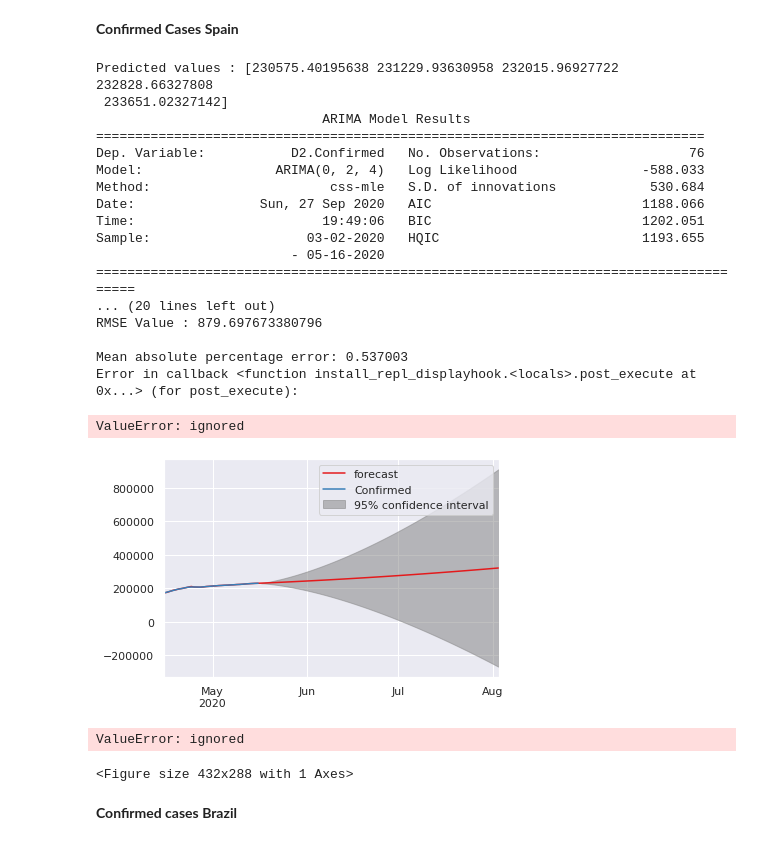
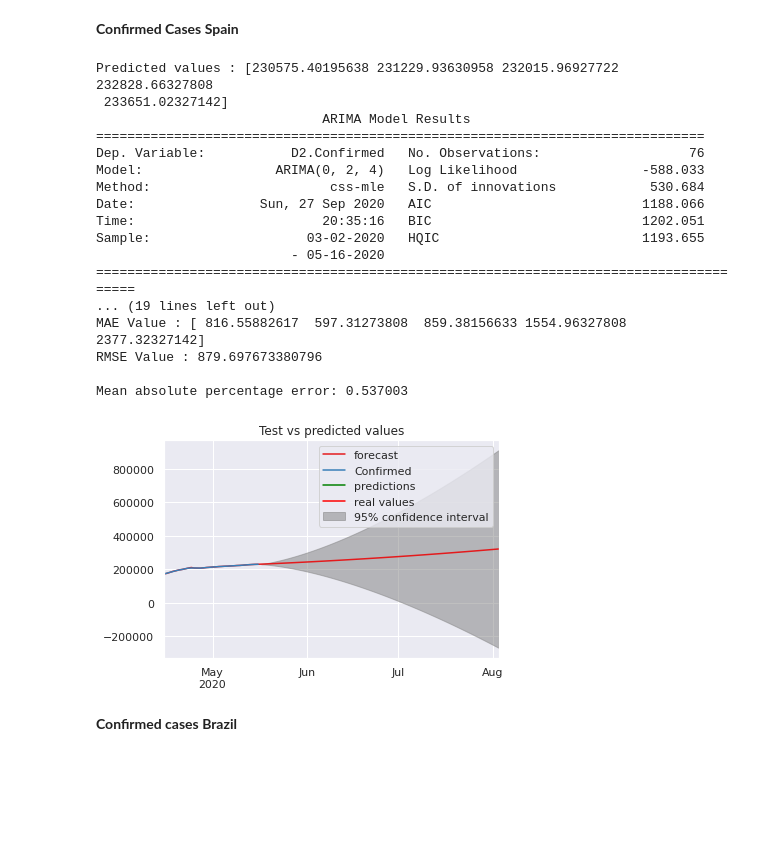
Before and after one commit to upender-sg/COVID19---Forecasting, a Jupyter notebook: Final_Evaluation_Confirmed_Cases_ARIMA_Implementation_Top10_countries.ipynb, the cells around one changed output. Drawn from its saved outputs; the diff is of its cells as text; code cells hidden in the pictures; blank space fills up the shorter version.

```diff
--- a/Final_Evaluation_Confirmed_Cases_ARIMA_Implementation_Top10_countries.ipynb
+++ b/Final_Evaluation_Confirmed_Cases_ARIMA_Implementation_Top10_countries.ipynb
@@ -281,7 +322,7 @@ def arima(CDR,test):
     prediction=result.forecast(steps=len(test))[0]
 
     #Plotting results
-    f,ax=plt.subplots()
+    #f,ax=plt.subplots()
     plt.plot(prediction,c='green', label= 'predictions')
     plt.plot(test, c='red',label='real values')
     plt.legend()
@@ -368,7 +406,7 @@ def arima(CDR,test):
     prediction=result.forecast(steps=len(test))[0]
 
     #Plotting results
-    f,ax=plt.subplots()
+    #f,ax=plt.subplots()
     plt.plot(prediction,c='green', label= 'predictions')
     plt.plot(test, c='red',label='real values')
     plt.legend()
@@ -456,7 +491,7 @@ def arima(CDR,test):
     prediction=result.forecast(steps=len(test))[0]
 
     #Plotting results
-    f,ax=plt.subplots()
+    #f,ax=plt.subplots()
     plt.plot(prediction,c='green', label= 'predictions')
     plt.plot(test, c='red',label='real values')
     plt.legend()
@@ -544,7 +578,7 @@ def arima(CDR,test):
     prediction=result.forecast(steps=len(test))[0]
 
     #Plotting results
-    f,ax=plt.subplots()
+    #f,ax=plt.subplots()
     plt.plot(prediction,c='green', label= 'predictions')
     plt.plot(test, c='red',label='real values')
     plt.legend()
@@ -631,7 +664,7 @@ def arima(CDR,test):
     prediction=result.forecast(steps=len(test))[0]
 
     #Plotting results
-    f,ax=plt.subplots()
+    #f,ax=plt.subplots()
     plt.plot(prediction,c='green', label= 'predictions')
     plt.plot(test, c='red',label='real values')
     plt.legend()
@@ -642,40 +675,37 @@ def arima(CDR,test):
     #Printing the error metrics
     print(result.summary())
 
 
     print('Error Values')
     print('Mean Value :', test.mean())
     print('MAE Value :', meanabs(test,prediction))
     print('RMSE Value :', np.sqrt(mean_squared_error(test,prediction)))
     print('\nMean absolute percentage error: %f'%mape(test,prediction))
     return (prediction)
 
 
 
 train,test=split(Sptest)
 prediction=arima(train,test)
 # %% [output]
 Predicted values : [230575.40195638 231229.93630958 232015.96927722 232828.66327808
  233651.02327142]
                              ARIMA Model Results
 ==============================================================================
 Dep. Variable:           D2.Confirmed   No. Observations:                   76
 Model:                 ARIMA(0, 2, 4)   Log Likelihood                -588.033
 Method:                       css-mle   S.D. of innovations            530.684
 Date:                Sun, 27 Sep 2020   AIC                           1188.066
-Time:                        19:49:06   BIC                           1202.051
+Time:                        20:35:16   BIC                           1202.051
 Sample:                    03-02-2020   HQIC                          1193.655
                          - 05-16-2020
 ======================================================================================
-... (20 lines left out)
+... (19 lines left out)
+MAE Value : [ 816.55882617  597.31273808  859.38156633 1554.96327808 2377.32327142]
 RMSE Value : 879.697673380796
 
 Mean absolute percentage error: 0.537003
-Error in callback <function install_repl_displayhook.<locals>.post_execute at 0x...> (for post_execute):
-ValueError: ignored
-[figure, old version]
+[figure, new version]
-ValueError: ignored
-<Figure size 432x288 with 1 Axes>
 # %% [markdown]
 **Confirmed cases Brazil**
 # %%
```
Also changed, not shown: parts of 14 cells of this notebook.
